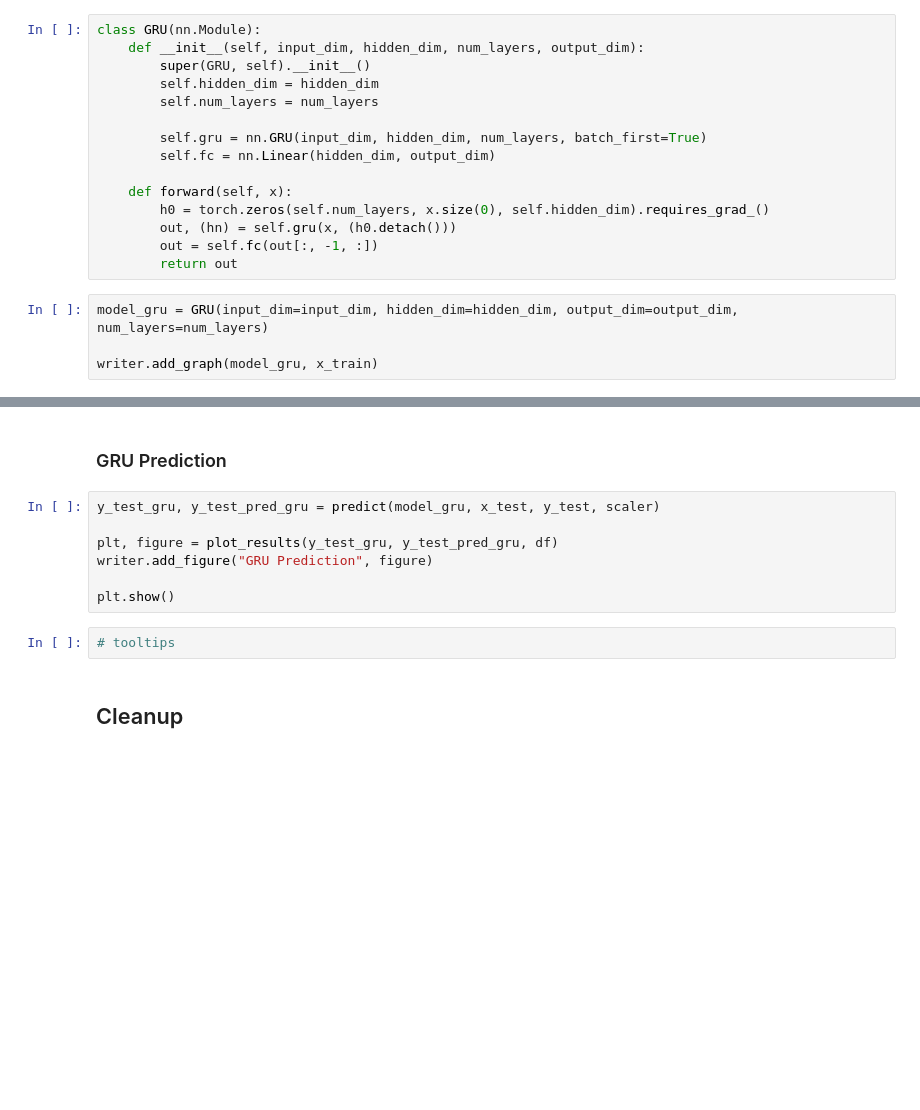
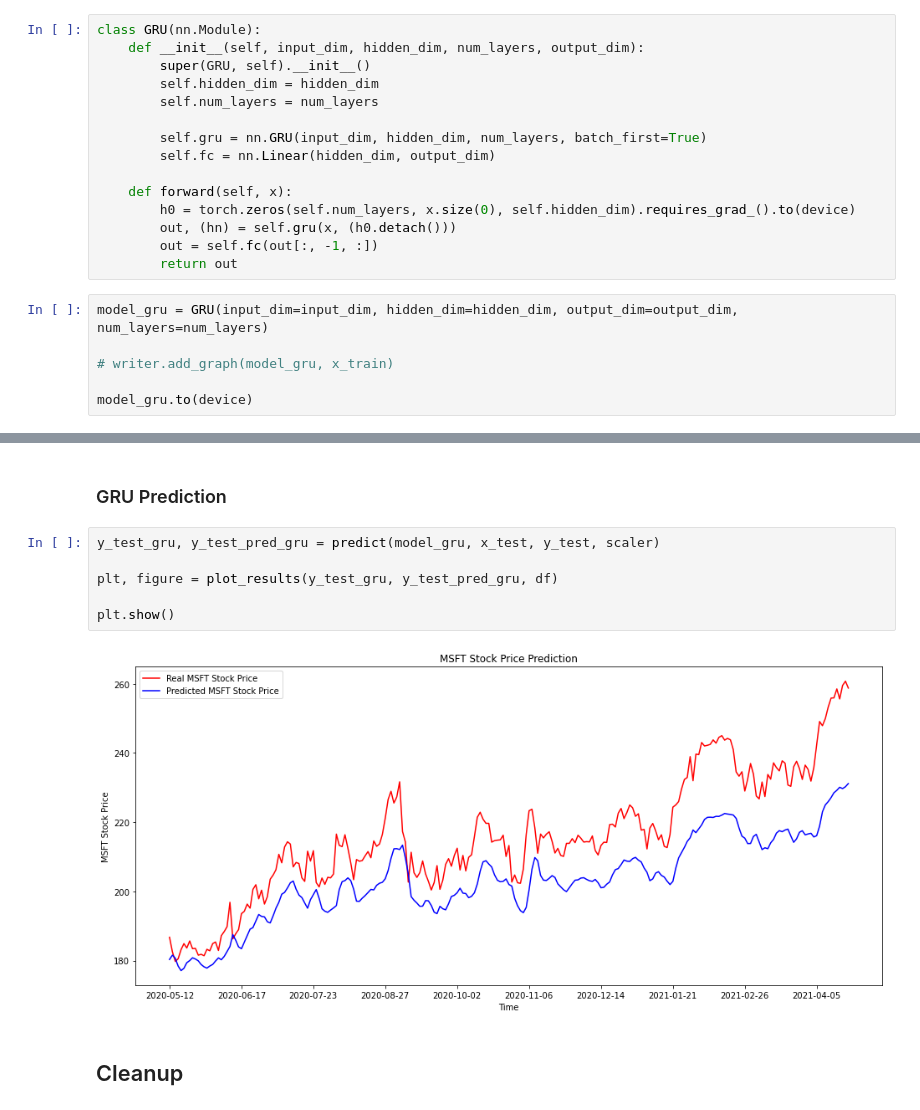
Before and after one commit to jmew/stonks-demo, a Jupyter notebook: Stocks.ipynb, the cells around one changed output, grey strips where cells are left out. Cells and saved outputs as stored; diff of their text form; blank space fills up the shorter version.

```diff
--- a/Stocks.ipynb
+++ b/Stocks.ipynb
@@ -115,11 +140,13 @@ class GRU(nn.Module):
         self.fc = nn.Linear(hidden_dim, output_dim)
 
     def forward(self, x):
-        h0 = torch.zeros(self.num_layers, x.size(0), self.hidden_dim).requires_grad_()
+        h0 = torch.zeros(self.num_layers, x.size(0), self.hidden_dim).requires_grad_().to(device)
         out, (hn) = self.gru(x, (h0.detach()))
         out = self.fc(out[:, -1, :])
         return out
 # %%
 model_gru = GRU(input_dim=input_dim, hidden_dim=hidden_dim, output_dim=output_dim, num_layers=num_layers)
 
-writer.add_graph(model_gru, x_train)
+# writer.add_graph(model_gru, x_train)
+
+model_gru.to(device)
@@ -143,12 +182,11 @@ Epoch  9 MSE:  0.011329693719744682
 # %%
 y_test_gru, y_test_pred_gru = predict(model_gru, x_test, y_test, scaler)
 
 plt, figure = plot_results(y_test_gru, y_test_pred_gru, df)
-writer.add_figure("GRU Prediction", figure)
 
 plt.show()
+# %% [output]
+[figure, added]
-# %%
-# tooltips
 # %% [markdown]
 ## Cleanup
 # %%
```
Also changed, not shown: parts of 12 cells of this notebook, 6 other files.
